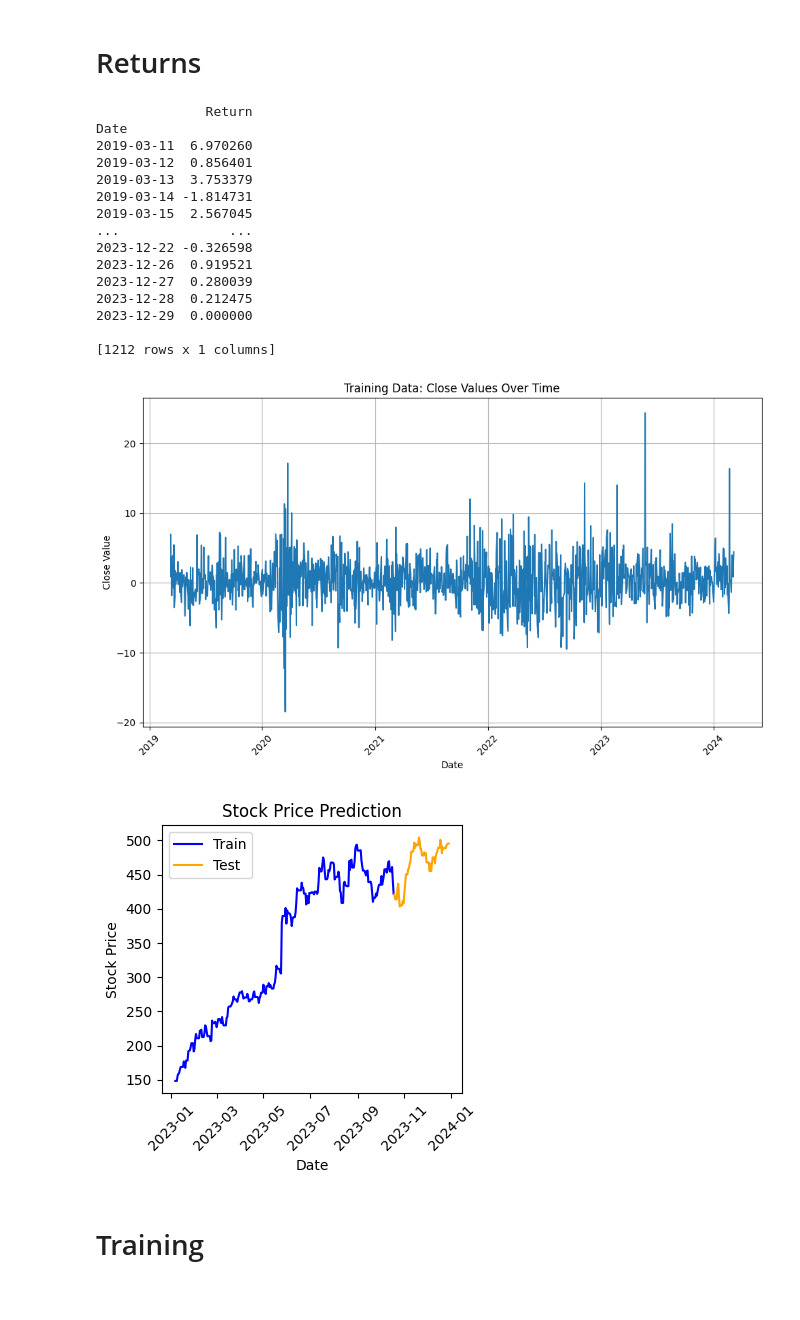
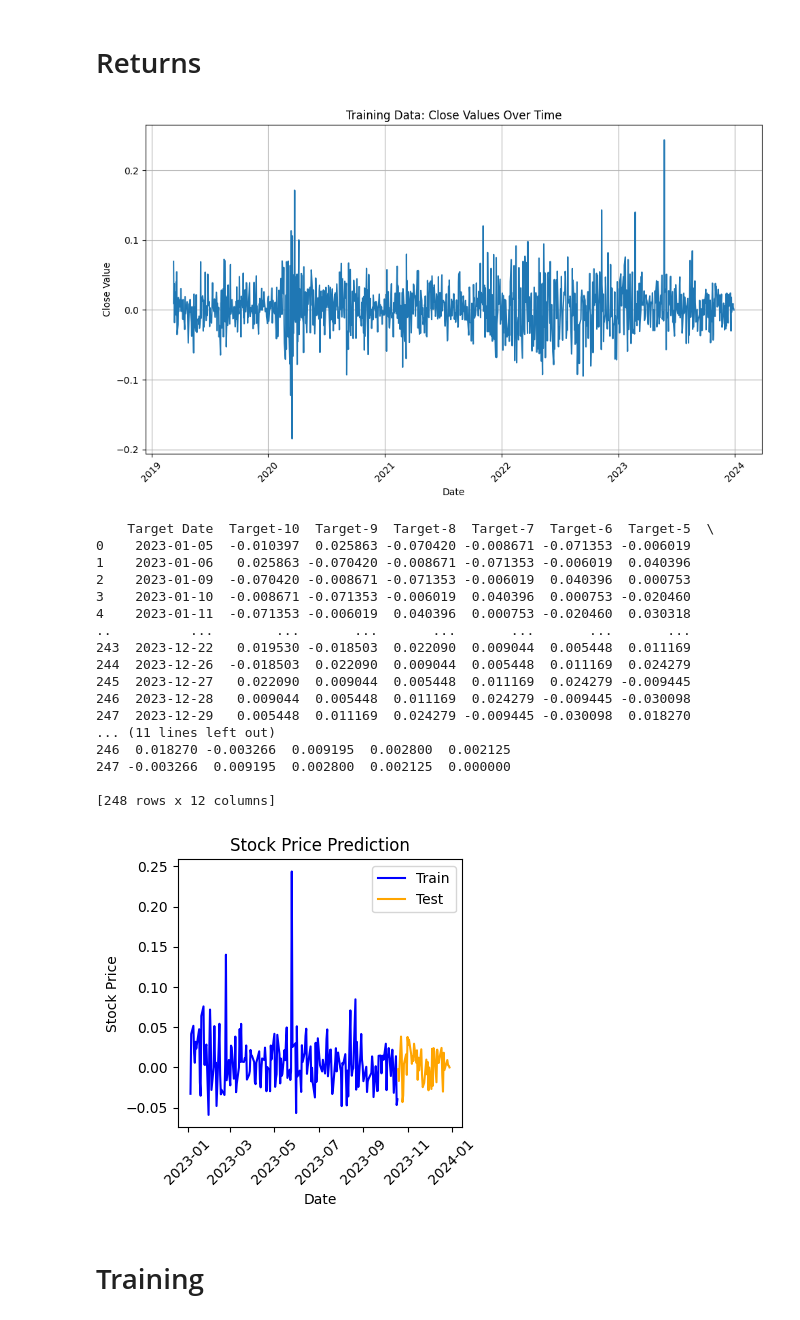
Before and after one commit to GustavLundberg1/LSTM-Neural-Network-for-Stock-Market-prediciton, a Jupyter notebook: main.ipynb, the cells around one changed output. Cells and saved outputs as stored; diff of their text form; code cells hidden in the pictures.

Commit message:
fixed returns of investments

```diff
--- a/main.ipynb
+++ b/main.ipynb
@@ -269,30 +256,13 @@ train_df['Date'] = pd.to_datetime(train_df['Date'])
 train_df = train_df[['Date', 'Close']]
 train_df.index = train_df.pop('Date')
 
-df_returns = train_df
-df_returns['Return'] = df_returns['Close'].pct_change() * 100
-df_returns.drop(columns=['Close'], inplace=True)
-df_returns.dropna(inplace=True)
-print(df_returns)
+df_ret_train = train_df
+df_ret_train['Return'] = df_ret_train['Close'].pct_change()
+df_ret_train.drop(columns=['Close'], inplace=True)
+df_ret_train.dropna(inplace=True)
-# %% [output]
-              Return
-Date
-2019-03-11  6.970260
-2019-03-12  0.856401
-2019-03-13  3.753379
-2019-03-14 -1.814731
-2019-03-15  2.567045
-...              ...
-2023-12-22 -0.326598
-2023-12-26  0.919521
-2023-12-27  0.280039
-2023-12-28  0.212475
-2023-12-29  0.000000
-
-[1212 rows x 1 columns]
 # %%
 plt.figure(figsize=(10, 6))
-plt.plot(df_returns['Date'], df_returns['Return'], marker='', linestyle='-')
+plt.plot(df_ret_train.index, df_ret_train['Return'], marker='', linestyle='-')
 plt.title('Training Data: Close Values Over Time')
 plt.xlabel('Date')
 plt.ylabel('Close Value')
@@ -301,31 +271,50 @@ plt.grid(True)
 plt.tight_layout()
 plt.show()
 # %% [output]
-[figure, old version]
+[figure, new version]
 # %%
-windowed_df = generate_windowed_dataset(df_returns, '2023-01-06', '2023-12-29', 'Return', 3)
+windowed_df = generate_windowed_dataset(df_ret_train, '2023-01-05', '2023-12-29', 'Return', 10)
 dates, X, y = prepare_dataset_for_lstm(windowed_df)
+
+print(windowed_df)
 
 split = int(len(X) * 0.8)
 X_train, y_train = X[:split], y[:split]
 X_val, y_val = X[split:], y[split:]
 dates_train, dates_val = dates[:split], dates[split:]
 
 # plot
 plt.figure(figsize=(4, 4))
 plt.plot(dates_train, y_train, label='Train', color='blue')
 plt.plot(dates_val, y_val, label='Test', color='orange')
 
 plt.xlabel('Date')
 plt.ylabel('Stock Price')
 plt.title('Stock Price Prediction')
 
 plt.xticks(rotation=45)
 plt.legend()
 plt.tight_layout()
 plt.show()
 # %% [output]
+    Target Date  Target-10  Target-9  Target-8  Target-7  Target-6  Target-5  \
+0    2023-01-05  -0.010397  0.025863 -0.070420 -0.008671 -0.071353 -0.006019
+1    2023-01-06   0.025863 -0.070420 -0.008671 -0.071353 -0.006019  0.040396
+2    2023-01-09  -0.070420 -0.008671 -0.071353 -0.006019  0.040396  0.000753
+3    2023-01-10  -0.008671 -0.071353 -0.006019  0.040396  0.000753 -0.020460
+4    2023-01-11  -0.071353 -0.006019  0.040396  0.000753 -0.020460  0.030318
+..          ...        ...       ...       ...       ...       ...       ...
+243  2023-12-22   0.019530 -0.018503  0.022090  0.009044  0.005448  0.011169
+244  2023-12-26  -0.018503  0.022090  0.009044  0.005448  0.011169  0.024279
+245  2023-12-27   0.022090  0.009044  0.005448  0.011169  0.024279 -0.009445
+246  2023-12-28   0.009044  0.005448  0.011169  0.024279 -0.009445 -0.030098
+247  2023-12-29   0.005448  0.011169  0.024279 -0.009445 -0.030098  0.018270
+... (11 lines left out)
+246  0.018270 -0.003266  0.009195  0.002800  0.002125
+247 -0.003266  0.009195  0.002800  0.002125  0.000000
+
+[248 rows x 12 columns]
-[figure, old version]
+[figure, new version]
 # %% [markdown]
 # Training
 # %%
```
Also changed, not shown: parts of 10 cells of this notebook.
